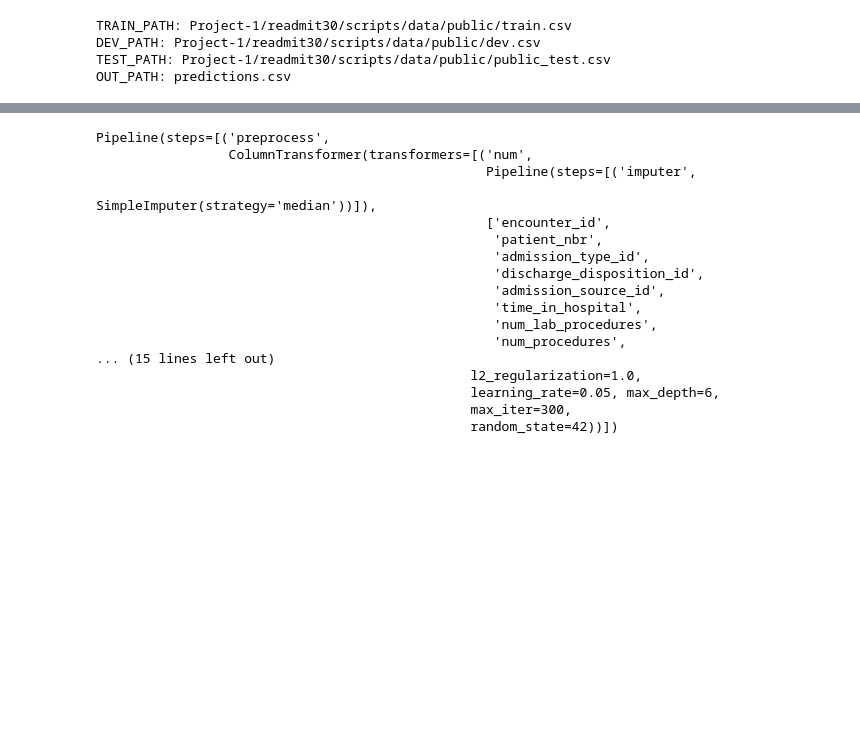
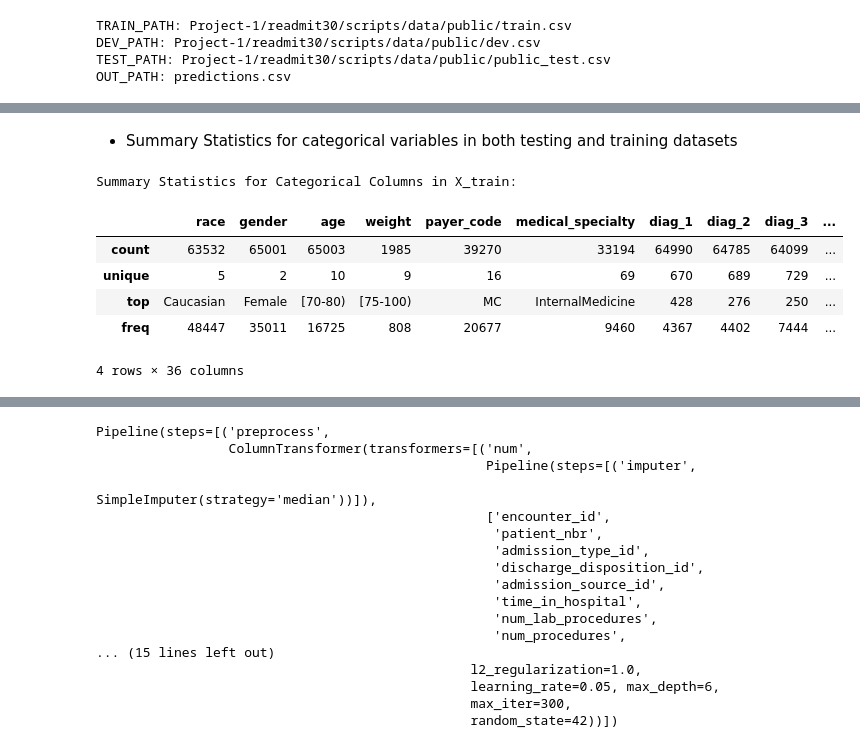
Before and after one commit to joezein71/AIHC-5010-Winter-2026, a Jupyter notebook: 20260122_Assignment1_Colab_Workflow_Zein.ipynb, the cells around one changed output, grey strips where cells are left out. Cells and saved outputs as stored; diff of their text form; code cells hidden in the pictures; blank space fills up the shorter version.

```diff
--- a/20260122_Assignment1_Colab_Workflow_Zein.ipynb
+++ b/20260122_Assignment1_Colab_Workflow_Zein.ipynb
@@ -126,0 +275,14 @@ y_train = train["readmit30"].astype(int)
+# %% [markdown]
+- Summary Statistics for categorical variables in both testing and training datasets
+# %%
+print("Summary Statistics for Categorical Columns in X_train:")
+categorical_columns_train = X_train.select_dtypes(include='object')
+display(categorical_columns_train.describe())
+# %% [output]
+Summary Statistics for Categorical Columns in X_train:
+|  | race | gender | age | weight | payer_code | medical_specialty | diag_1 | diag_2 | diag_3 | ... |
+| count | 63532 | 65001 | 65003 | 1985 | 39270 | 33194 | 64990 | 64785 | 64099 | ... |
+| unique | 5 | 2 | 10 | 9 | 16 | 69 | 670 | 689 | 729 | ... |
+| top | Caucasian | Female | [70-80) | [75-100) | MC | InternalMedicine | 428 | 276 | 250 | ... |
+| freq | 48447 | 35011 | 16725 | 808 | 20677 | 9460 | 4367 | 4402 | 7444 | ... |
+4 rows × 36 columns
```
Also changed, not shown: parts of 24 cells of this notebook.
